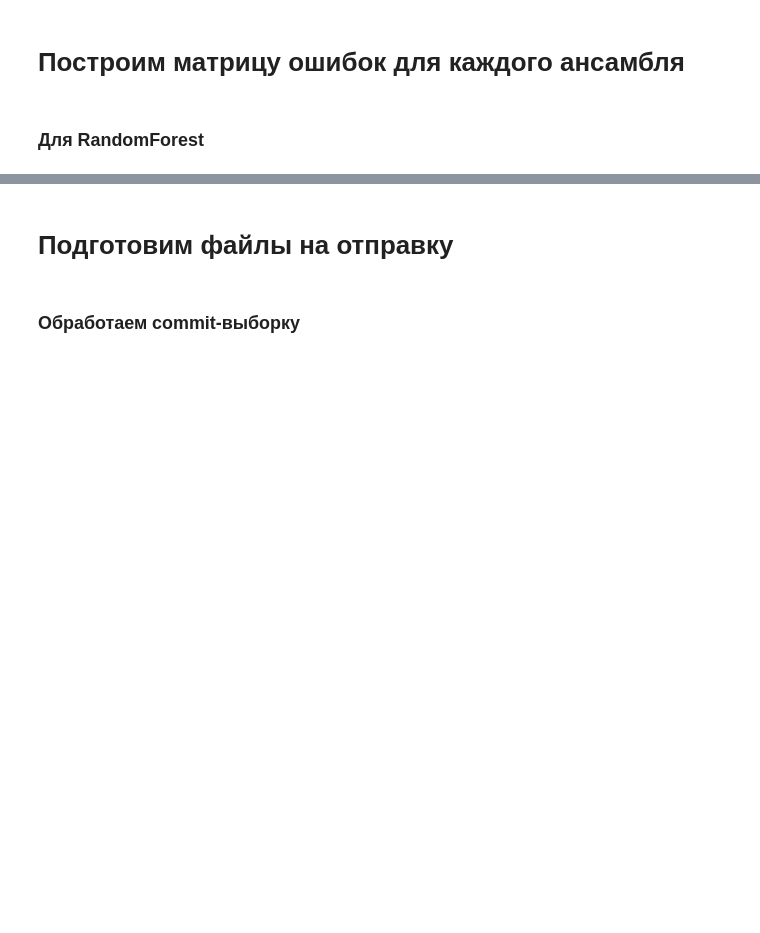
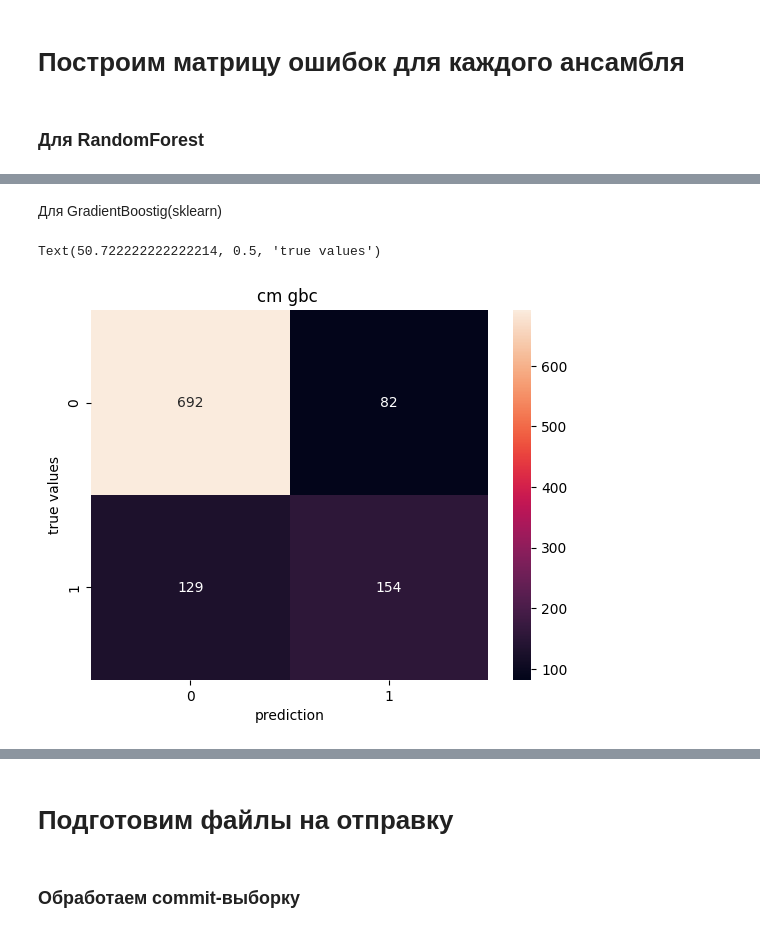
Before and after one commit to Chillibumbik/ML_study, a Jupyter notebook: first_practical_task/classif.ipynb, the cells around one changed output, grey strips where cells are left out. Drawn from its saved outputs; the diff is of its cells as text; code cells hidden in the pictures; blank space fills up the shorter version.

```diff
--- a/first_practical_task/classif.ipynb
+++ b/first_practical_task/classif.ipynb
@@ -400,0 +450,11 @@ Text(50.722222222222214, 0.5, 'true values')
+# %% [markdown]
+Для GradientBoostig(sklearn)
+# %%
+cm_gbc = confusion_matrix(test_y ,gbc_model.predict(test_x))
+sns.heatmap(cm_gbc, annot=True, fmt='d')
+plt.title("cm gbc ")
+plt.xlabel('prediction')
+plt.ylabel('true values')
+# %% [output]
+Text(50.722222222222214, 0.5, 'true values')
+[figure, added]
```
Also changed, not shown: parts of 26 cells of this notebook, 10 other files.
